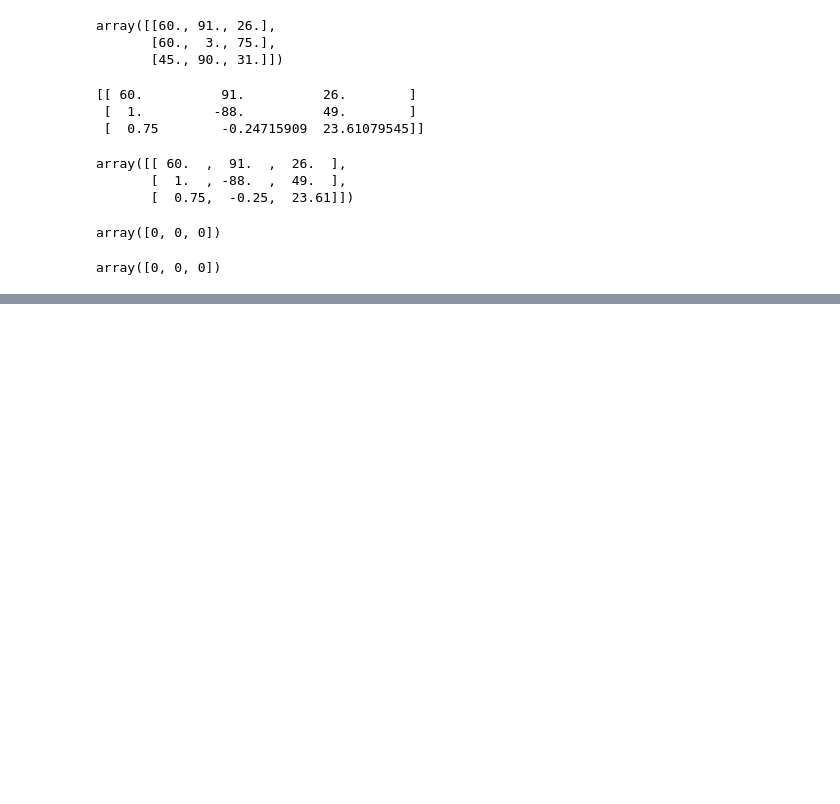
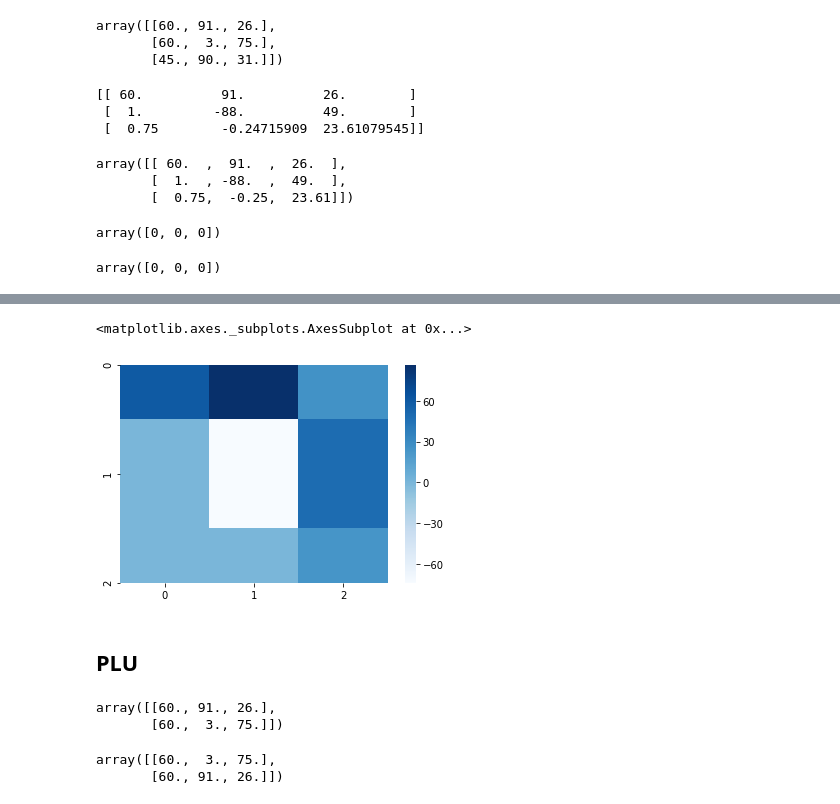
Before and after one commit to RRisto/learning, a Jupyter notebook: linear_algebra_learn/LU_factorization/LU decomposition.ipynb, the cells around one changed output, grey strips where cells are left out. Cells and saved outputs as stored; diff of their text form; code cells hidden in the pictures; blank space fills up the shorter version.

```diff
--- a/linear_algebra_learn/LU_factorization/LU decomposition.ipynb
+++ b/linear_algebra_learn/LU_factorization/LU decomposition.ipynb
@@ -103,0 +183,7 @@ array([[ 6.00000000e+01,  9.10000000e+01,  2.60000000e+01],
+# %%
+sns.heatmap(U, robust=True, cmap='Blues')
+# %% [output]
+<matplotlib.axes._subplots.AxesSubplot at 0x...>
+[figure, added]
+# %% [markdown]
+## PLU
@@ -103,0 +219,10 @@ array([[ 6.00000000e+01,  9.10000000e+01,  2.60000000e+01],
+# %%
+A[[0,1]]
+# %% [output]
+array([[60., 91., 26.],
+       [60.,  3., 75.]])
+# %%
+A[[1,0]]
+# %% [output]
+array([[60.,  3., 75.],
+       [60., 91., 26.]])
```
Also changed, not shown: parts of 60 cells of this notebook.
